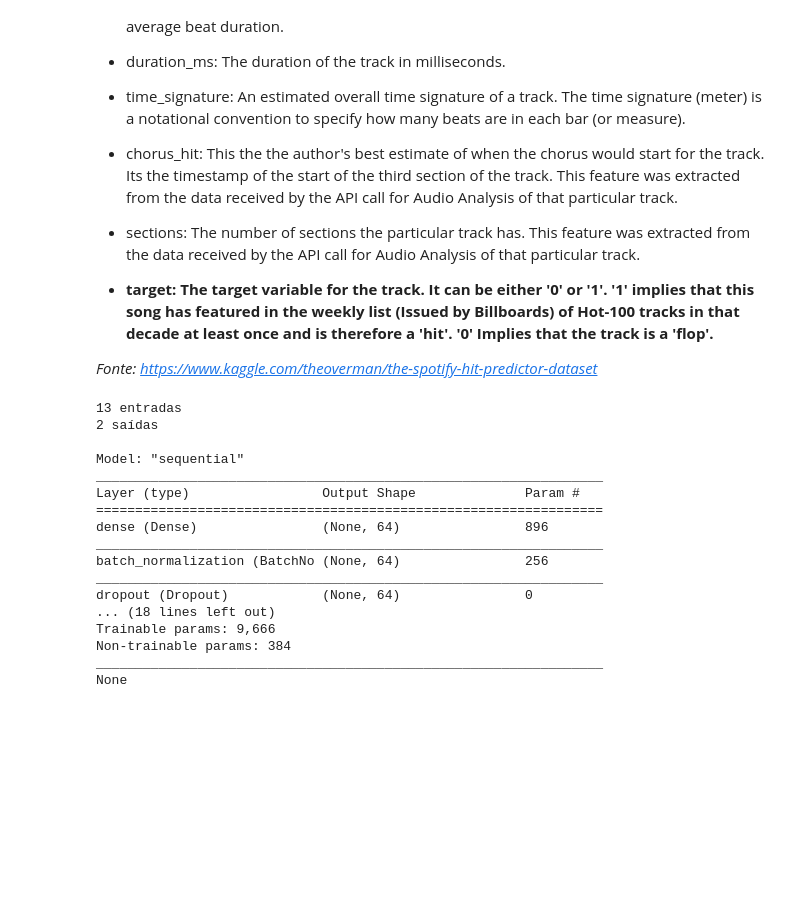
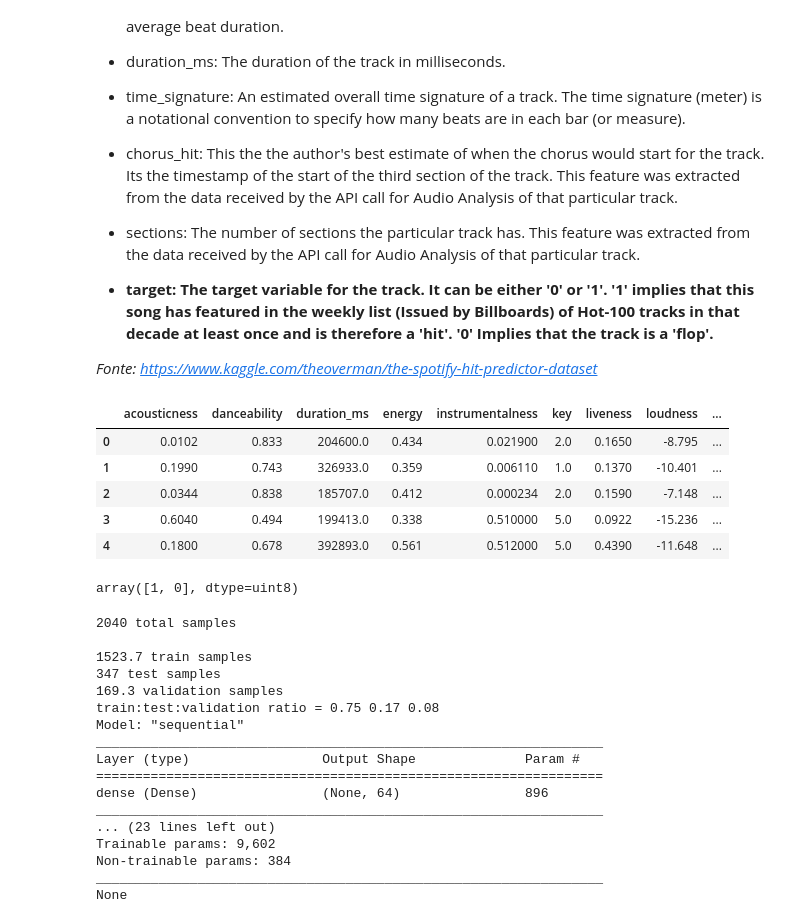
Before and after one commit to fiapIA/deeplearning_11IA, a Jupyter notebook: 5-final.ipynb, the cells around one changed output. Drawn from its saved outputs; the diff is of its cells as text; code cells hidden in the pictures; blank space fills up the shorter version.

```diff
--- a/5-final.ipynb
+++ b/5-final.ipynb
@@ -158,10 +158,22 @@ df.drop(['artist','song_title'], axis=1, inplace=True)
 # Separando classes e target
 X = df.loc[:, df.columns != 'target'].astype(float)
 y = df.loc[:, df.columns == 'target'].astype(int)
+# %%
+X.head()
+# %% [output]
+|  | acousticness | danceability | duration_ms | energy | instrumentalness | key | liveness | loudness | ... |
+| 0 | 0.0102 | 0.833 | 204600.0 | 0.434 | 0.021900 | 2.0 | 0.1650 | -8.795 | ... |
+| 1 | 0.1990 | 0.743 | 326933.0 | 0.359 | 0.006110 | 1.0 | 0.1370 | -10.401 | ... |
+| 2 | 0.0344 | 0.838 | 185707.0 | 0.412 | 0.000234 | 2.0 | 0.1590 | -7.148 | ... |
+| 3 | 0.6040 | 0.494 | 199413.0 | 0.338 | 0.510000 | 5.0 | 0.0922 | -15.236 | ... |
+| 4 | 0.1800 | 0.678 | 392893.0 | 0.561 | 0.512000 | 5.0 | 0.4390 | -11.648 | ... |
 # %%
 from sklearn import preprocessing
 X = preprocessing.scale(X)
 # %%
-# One-hot encoding da coluna de classes
-y=pd.get_dummies(y,drop_first=True)
+# dummy encoding da coluna target
+y=pd.get_dummies(y['target'],drop_first=True)
+y[1].unique()
+# %% [output]
+array([1, 0], dtype=uint8)
 # %%
@@ -169,10 +181,19 @@ X_train, X_test, y_train, y_test = train_test_split(X, y, test_size=0.1, random_
 # %%
 # modelo sequencial
-print(X.shape[1], "entradas")
-print(y.shape[1] + 1, "saídas\n")
+validation_split=0.1
+
+total_samples=X_train.shape[0] + X_test.shape[0]
+validation_samples=X_train.shape[0]*validation_split
+train_samples=X_train.shape[0] - validation_samples
+test_samples=X_test.shape[0]
+
+print(total_samples, "total samples\n")
+print(train_samples, 'train samples')
+print(test_samples, 'test samples')
+print(validation_samples, 'validation samples')
+print("train:test:validation ratio =", round(train_samples/total_samples,2), round(test_samples/total_samples,2), round(validation_samples/total_samples,2))
 
 model = Sequential()
-
 model.add(Dense(64, input_dim=X.shape[1], activation='relu'))
 model.add(BatchNormalization())
 model.add(Dropout(0.3))
@@ -182,28 +203,29 @@ model.add(BatchNormalization())
 model.add(Activation('relu'))
 model.add(Dropout(0.5))
 
+model.add(Dense(64, use_bias=False))
 model.add(BatchNormalization())
-model.add(Dense(64, activation='relu'))
-model.add(Dropout(0.2))
+model.add(Activation('relu'))
+model.add(Dropout(0.3))
 
-model.add(Dense(2, activation='softmax')) # 2 opções
+model.add(Dense(2, activation='softmax')) # 2 classes
 model.compile(loss='sparse_categorical_crossentropy', optimizer='adam', metrics=['accuracy'])
 print(model.summary())
 # %% [output]
-13 entradas
-2 saídas
+2040 total samples
 
+1523.7 train samples
+347 test samples
+169.3 validation samples
+train:test:validation ratio = 0.75 0.17 0.08
 Model: "sequential"
 _________________________________________________________________
 Layer (type)                 Output Shape              Param #
 =================================================================
 dense (Dense)                (None, 64)                896
 _________________________________________________________________
-batch_normalization (BatchNo (None, 64)                256
-_________________________________________________________________
-dropout (Dropout)            (None, 64)                0
-... (18 lines left out)
-Trainable params: 9,666
+... (23 lines left out)
+Trainable params: 9,602
 Non-trainable params: 384
 _________________________________________________________________
 None
```
Also changed, not shown: parts of 5 cells of this notebook, 5 other files.
